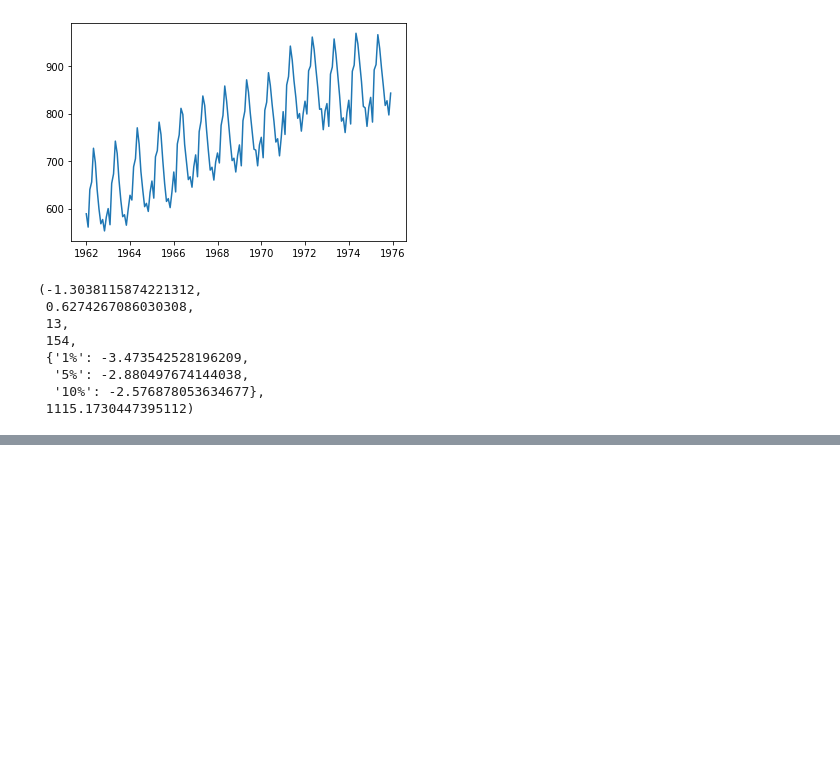
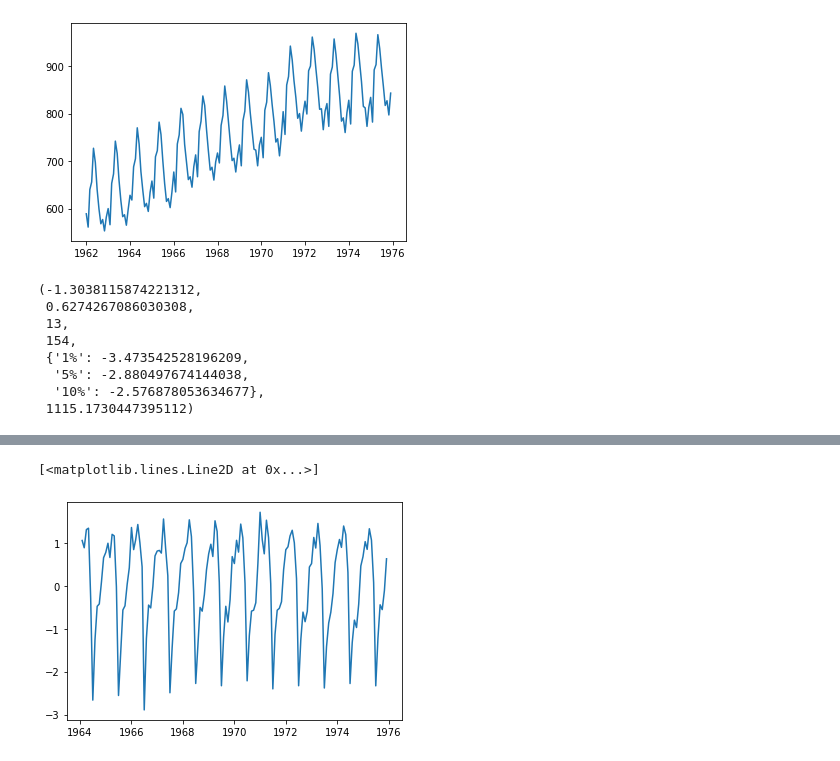
Before and after one commit to lemikhovalex/Coursera, a Jupyter notebook: Yandex pythod DS/5_term/1_week_time_series/Quiz_1/Untitled.ipynb, the cells around one changed output, grey strips where cells are left out. Cells and saved outputs as stored; diff of their text form; code cells hidden in the pictures; blank space fills up the shorter version.

```diff
--- a/Yandex pythod DS/5_term/1_week_time_series/Quiz_1/Untitled.ipynb
+++ b/Yandex pythod DS/5_term/1_week_time_series/Quiz_1/Untitled.ipynb
@@ -34,0 +38,6 @@ dtype: float64
+# %%
+milk['daily_diff1'] = milk['daily'] - milk['daily'].shift(1)
+# %%
+milk['daily_diff12'] = milk['daily_diff1'] - milk['daily_diff1'].shift(12)
+# %%
+milk.dropna(inplace=True)
@@ -34,0 +66,5 @@ dtype: float64
+# %%
+plt.plot(milk['daily_diff1'])
+# %% [output]
+[<matplotlib.lines.Line2D at 0x...>]
+[figure, added]
```
Also changed, not shown: parts of 9 cells of this notebook, 10 other files.
